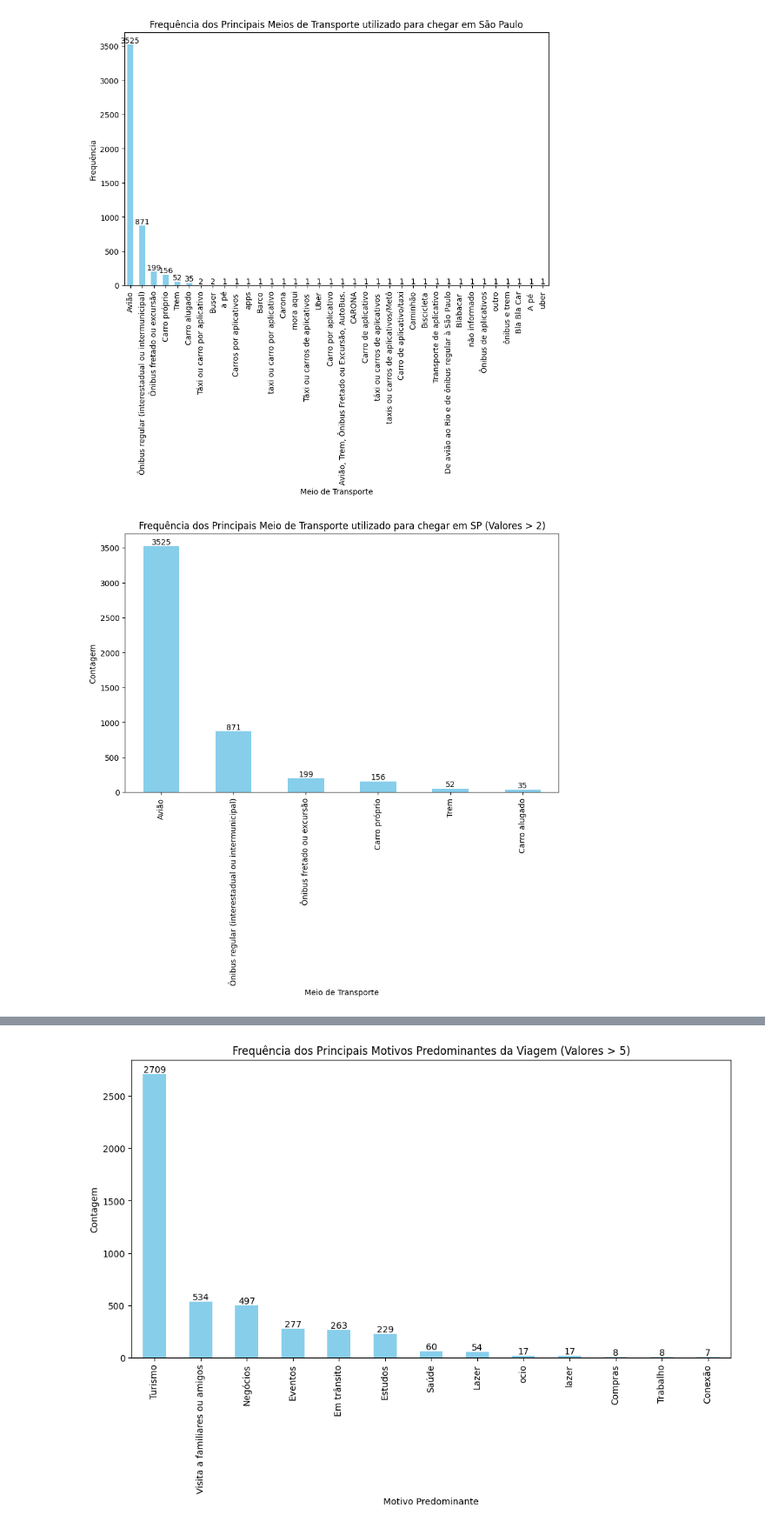
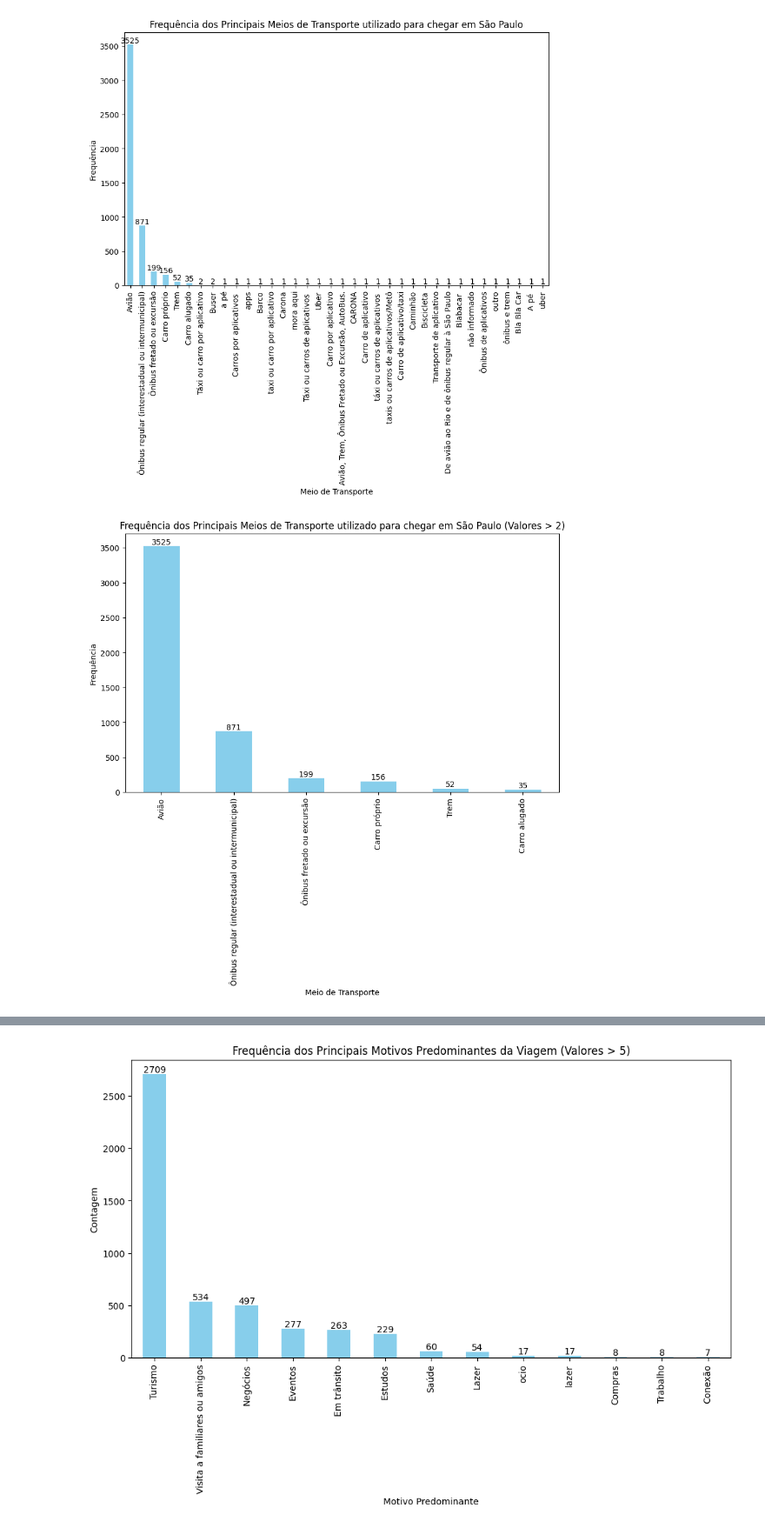
Before and after one commit to ffclemente/Projeto-Pesquisas-CITs-2021-22, a Jupyter notebook: PROJETO_PESQUISAS_CITS_2021_22.ipynb, the cells around one changed output, grey strips where cells are left out. Shown at 87% size. Cells and saved outputs as stored; diff of their text form; code cells hidden in the pictures.

```diff
--- a/PROJETO_PESQUISAS_CITS_2021_22.ipynb
+++ b/PROJETO_PESQUISAS_CITS_2021_22.ipynb
@@ -307,24 +276,3 @@ plt.ylabel('Contagem')
 plt.show()
 # %% [output]
 [figure]
-# %%
-# GRÁFICO DE PIZZA DA VARIÁVEL GENERO
-
-# Renomear a 9ª coluna '6. Gênero' para 'genero'
-dados.rename(columns={dados.columns[8]: 'genero'}, inplace=True)
-
-# Criar o gráfico de pizza com valores e cores diferentes
-plt.figure(figsize=(8, 8))
-contagem_genero_filtrada.plot(
-    kind='pie',
-    autopct=lambda p: '{:.1f}% ({:.0f})'.format(p, p/100 * contagem_genero_filtrada.sum()),
-    colors=cores,
-    startangle=90
-)
-
-# Adicionar legenda
-plt.legend(contagem_genero_filtrada.index, loc='upper right')
-
-plt.title('Distribuição por Gênero (Contagem >= 2)')
-plt.ylabel('')
-plt.show()
@@ -357,22 +303,23 @@ plt.show()
 # %% [output]
 [figure]
 # %%
-# GRÁFICO DE BARRAS DA VARIÁVEL MEIO DE TRANSPORTE UTILIZADO PARA CHEGAR EM SP, CONSIDERANDO VALORES MAIORES DO QUE 2.
+# Contagem dos meios de transporte
+contagem_transportes = dados['meio transporte'].value_counts()
 
-# Filtrar o DataFrame para incluir apenas as linhas onde a contagem de meio de transporte é maior a 2
-contagem_transporte_filtrada = contagem_transporte[contagem_transporte > 2]
+# Filtrar para incluir apenas valores maiores que 2
+contagem_transportes_filtrada = contagem_transportes[contagem_transportes > 2].dropna()
 
-# Criar o gráfico de barras com os valores filtrados
+# Criando o gráfico de barras
 plt.figure(figsize=(10, 6))
-ax = contagem_transporte_filtrada.plot(kind='bar', color='skyblue')
+ax = contagem_transportes_filtrada.plot(kind='bar', color='skyblue')
 
-# Adicionar rótulos para cada barra
-for i, value in enumerate(contagem_transporte_filtrada):
-    plt.text(i, value + 0.1, str(value), ha='center', va='bottom')
+# Adicionando rótulos aos valores nas barras
+for i, v in enumerate(contagem_transportes_filtrada):
+    ax.text(i, v + 0.1, str(v), ha='center', va='bottom', fontsize=10)
 
-plt.title('Frequência dos Principais Meio de Transporte utilizado para chegar em SP (Valores > 2)')
+plt.title('Frequência dos Principais Meios de Transporte utilizado para chegar em São Paulo (Valores > 2)')
 plt.xlabel('Meio de Transporte')
-plt.ylabel('Contagem')
+plt.ylabel('Frequência')
 plt.show()
 # %% [output]
-[figure, old version]
+[figure, new version]
```
Also changed, not shown: parts of 11 cells of this notebook.
